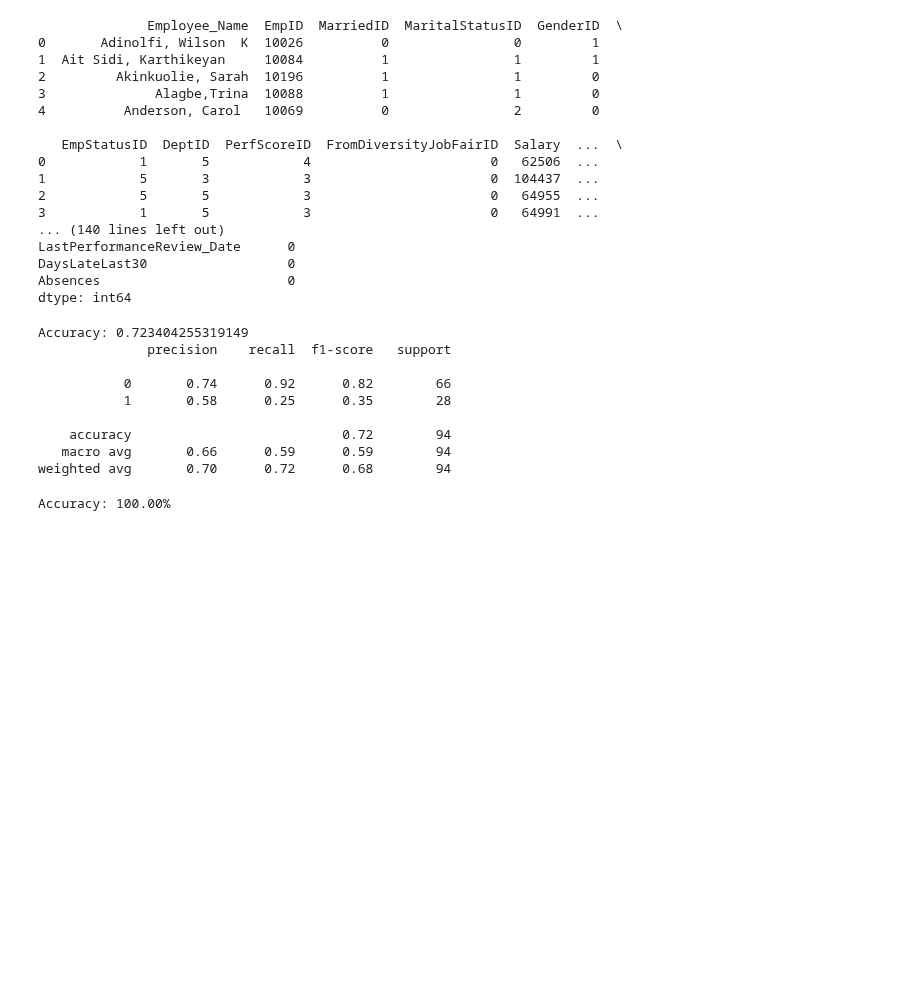
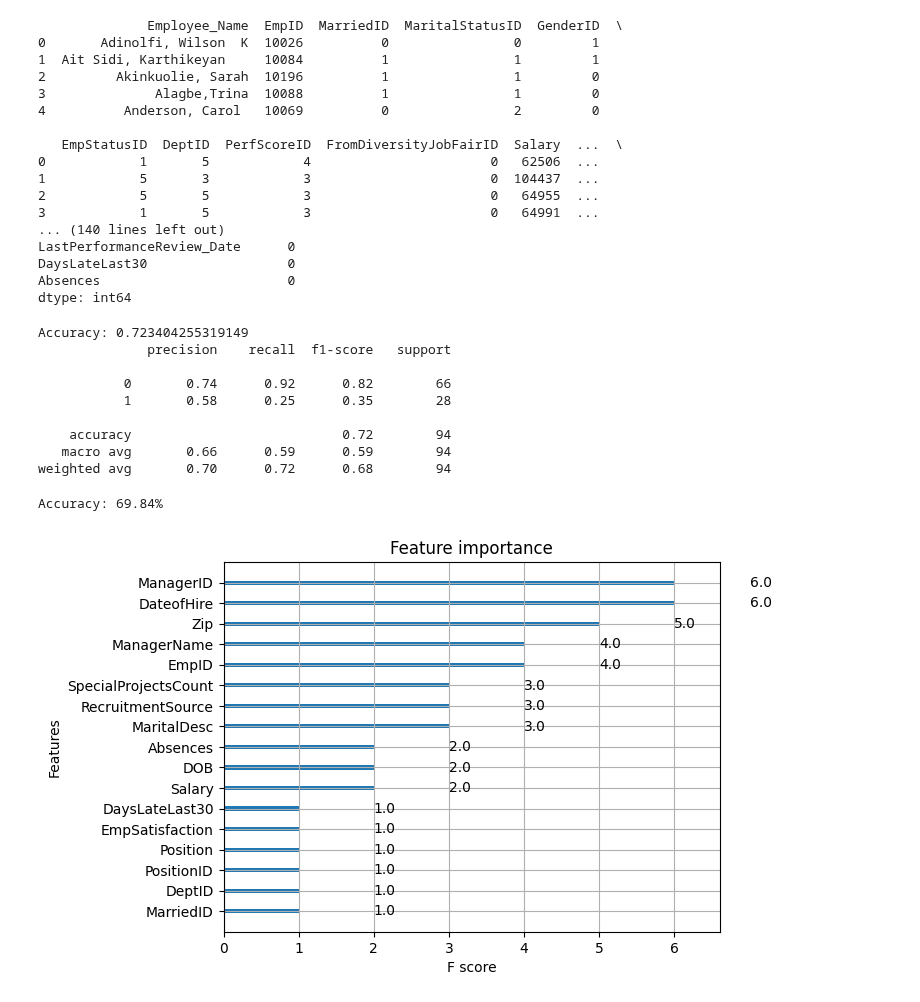
Before and after one commit to VladSaaS/peopleanlaytics, a Jupyter notebook: New England College of Business/predict_terminations.ipynb, the cells around one changed output. Cells and saved outputs as stored; diff of their text form; code cells hidden in the pictures; blank space fills up the shorter version.

Commit message:
Viz importance of features for predictions

```diff
--- a/New England College of Business/predict_terminations.ipynb
+++ b/New England College of Business/predict_terminations.ipynb
@@ -81,7 +82,7 @@ weighted avg       0.70      0.72      0.68        94
 
 # Handling missing values
 df['ManagerID'].fillna(df['ManagerID'].mode()[0], inplace=True)
-df.drop(['DateofTermination'], axis=1, inplace=True)
+df.drop(['DateofTermination', 'EmploymentStatus', 'EmpStatusID', 'TermReason', 'LastPerformanceReview_Date', 'Employee_Name'], axis=1, inplace=True)
 
 # Converting categorical data
 for col in df.select_dtypes('object').columns:
@@ -114,4 +115,12 @@ predictions = [round(value) for value in preds]
 accuracy = accuracy_score(y_test, predictions)
 print(f"Accuracy: {accuracy * 100:.2f}%")
 # %% [output]
-Accuracy: 100.00%
+Accuracy: 69.84%
+# %%
+# Using the XGBoost model to determine who is most likely to terminate from our data set
+
+# Visualizing the importance of selected features in making predictions
+xgb.plot_importance(bst)
+plt.show()
+# %% [output]
+[figure, added]
```
Also changed, not shown: parts of 1 cell of this notebook.
